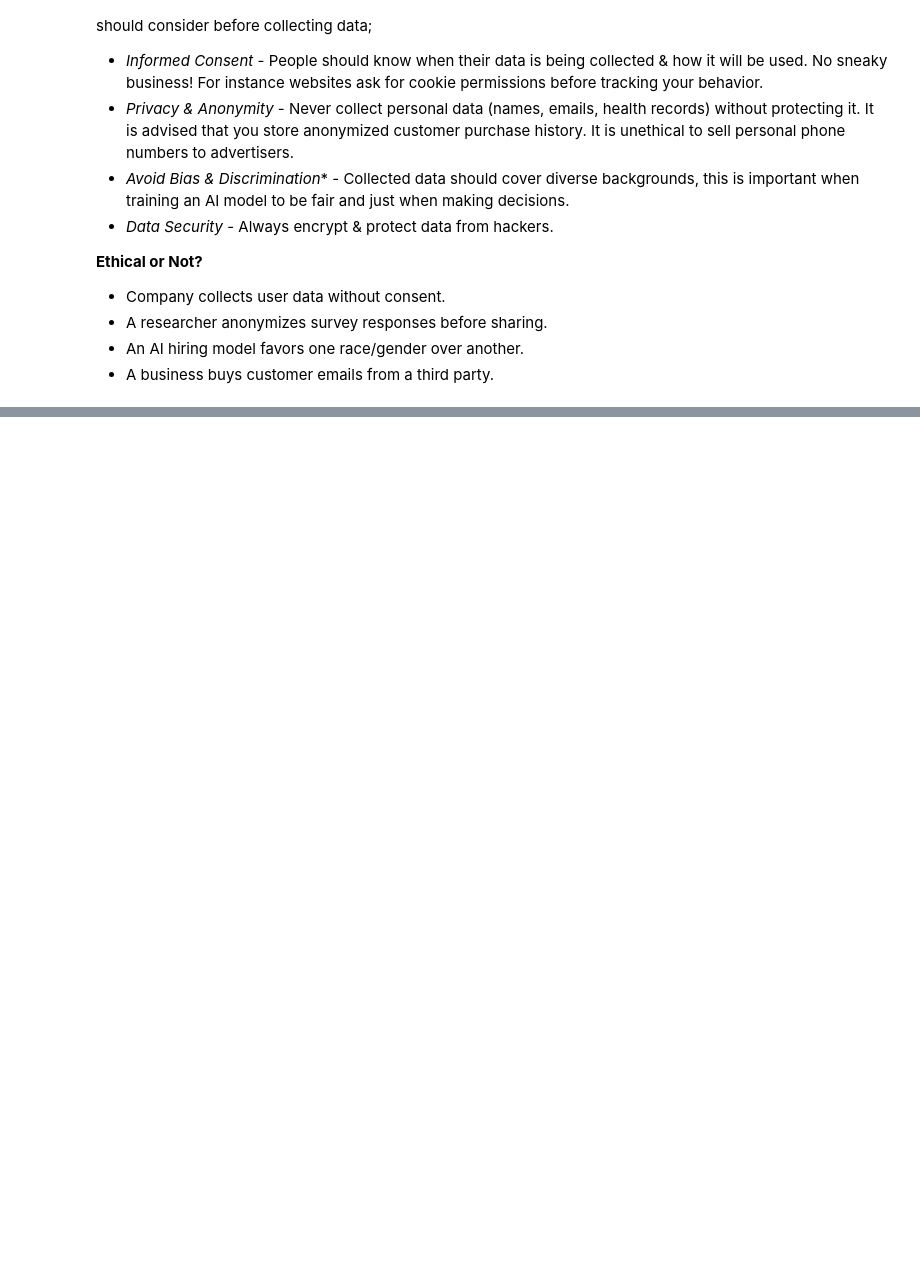
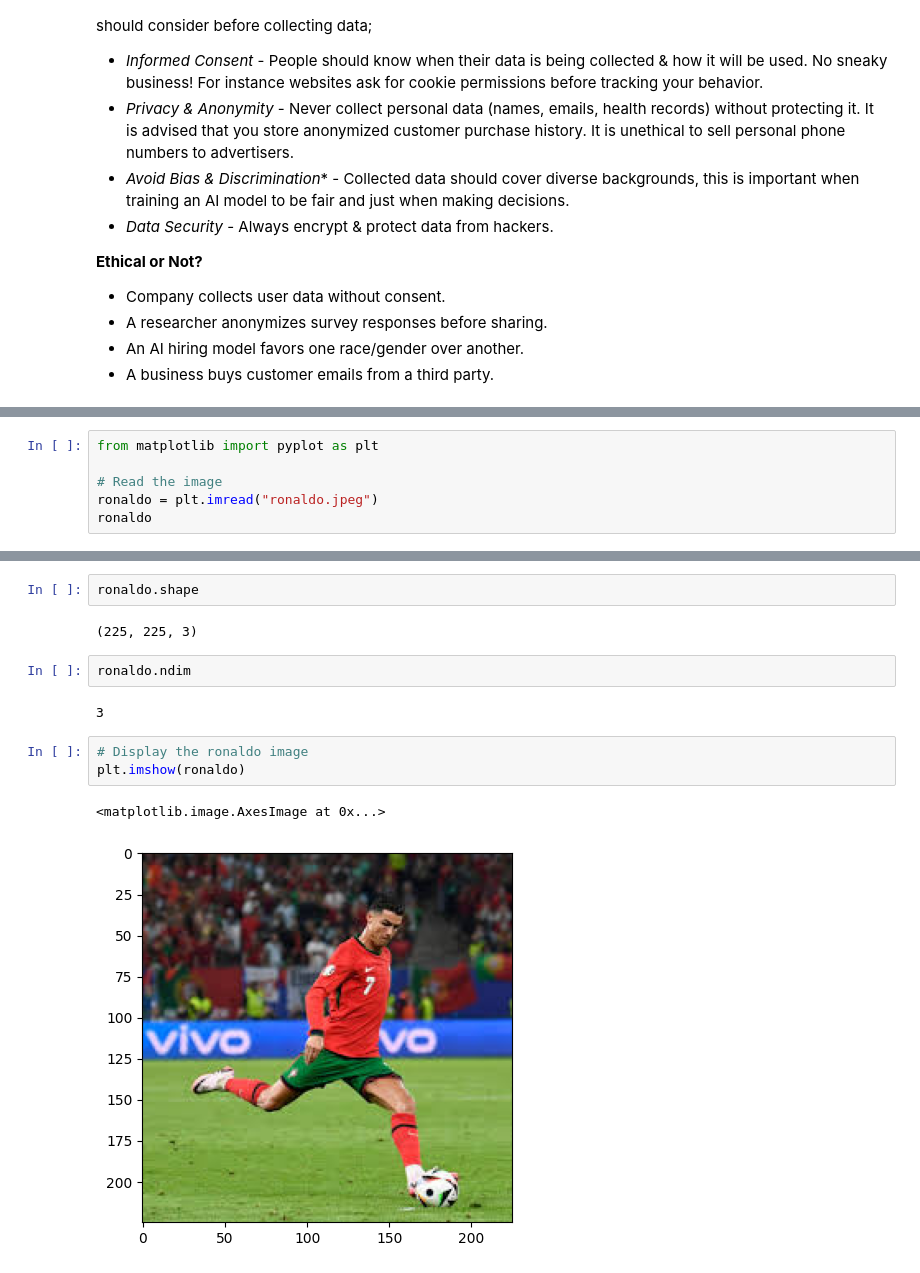
Before and after one commit to Bestine/DSAI-course, a Jupyter notebook: module-1/01 - Foundations_of_Data_Science.ipynb, the cells around one changed output, grey strips where cells are left out. Cells and saved outputs as stored; diff of their text form; blank space fills up the shorter version.

```diff
--- a/module-1/01 - Foundations_of_Data_Science.ipynb
+++ b/module-1/01 - Foundations_of_Data_Science.ipynb
@@ -780,0 +737,6 @@ With great data power comes great responsibility! 🦸‍♂️ Let’s discuss
+# %%
+from matplotlib import pyplot as plt
+
+# Read the image
+ronaldo = plt.imread("ronaldo.jpeg")
+ronaldo
@@ -780,0 +761,14 @@ With great data power comes great responsibility! 🦸‍♂️ Let’s discuss
+# %%
+ronaldo.shape
+# %% [output]
+(225, 225, 3)
+# %%
+ronaldo.ndim
+# %% [output]
+3
+# %%
+# Display the ronaldo image
+plt.imshow(ronaldo)
+# %% [output]
+<matplotlib.image.AxesImage at 0x...>
+[figure, added]
```
Also changed, not shown: parts of 49 cells of this notebook, 3 other files.
